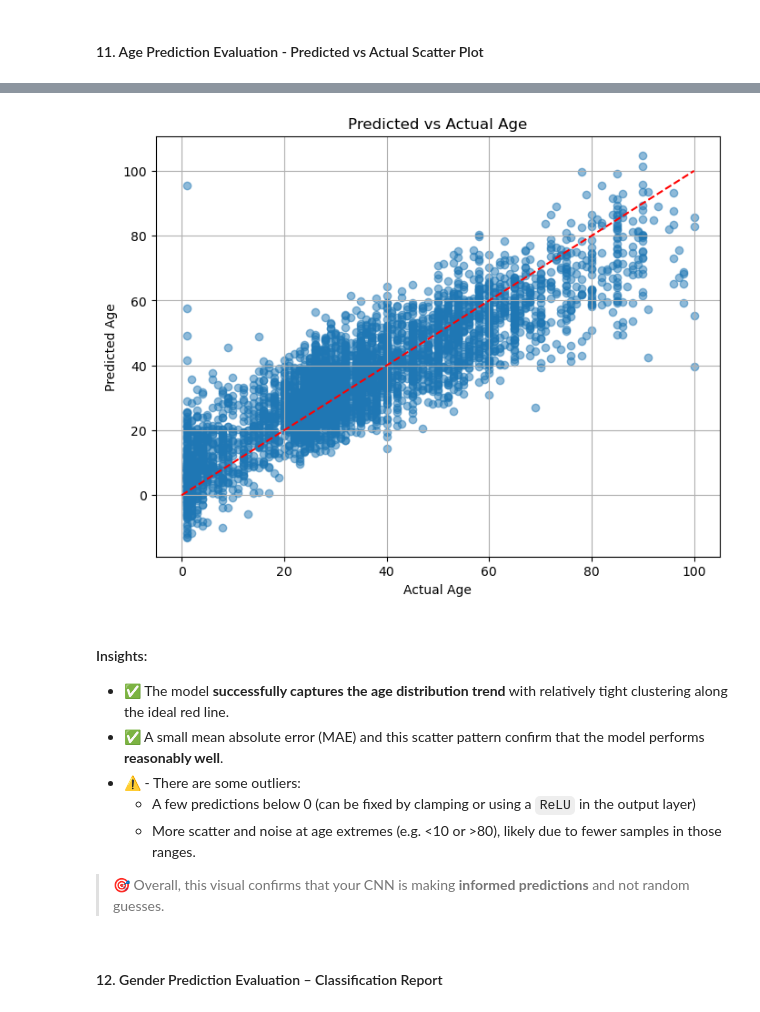
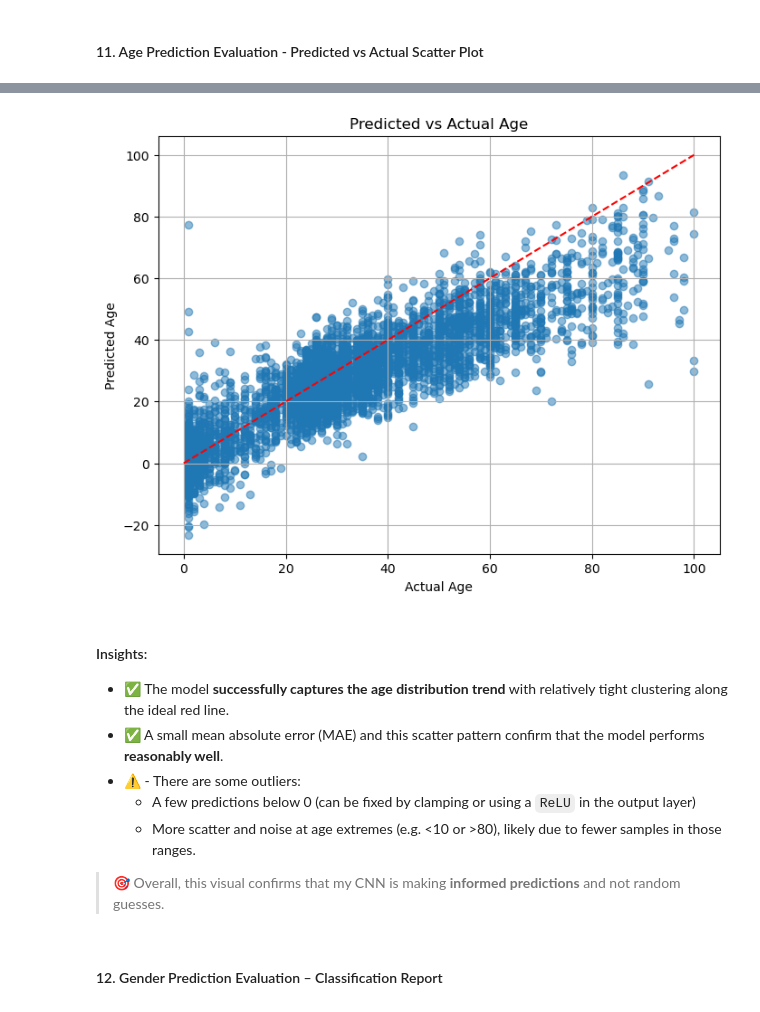
Before and after one commit to killuasmurf/Age_Gender_predictor_CNN, a Jupyter notebook: src.ipynb, the cells around one changed output, grey strips where cells are left out. Saved outputs shown, nothing was run; the diff lists cells and outputs as text; code cells hidden in the pictures.

Commit message:
Trained initial model

```diff
--- a/src.ipynb
+++ b/src.ipynb
@@ -639,7 +650,7 @@ plt.show()
 #### 11. Age Prediction Evaluation - Predicted vs Actual Scatter Plot
 # %%
 # Get age predictions (output 0 from the model)
-y_pred_age = model.predict(X_test)[0].flatten()
+y_pred_age = best_model.predict(X_test)[0].flatten()
 
 # Plot predicted vs actual ages
 plt.figure(figsize=(8, 6))
@@ -655,4 +666,4 @@ plt.show()
-[figure, old version]
+[figure, new version]
 # %% [markdown]
 #### Insights:
 
@@ -662,7 +673,7 @@ plt.show()
   - A few predictions below 0 (can be fixed by clamping or using a `ReLU` in the output layer)
   - More scatter and noise at age extremes (e.g. <10 or >80), likely due to fewer samples in those ranges.
 
-> 🎯 Overall, this visual confirms that your CNN is making **informed predictions** and not random guesses.
+> 🎯 Overall, this visual confirms that my CNN is making **informed predictions** and not random guesses.
 # %% [markdown]
 #### 12. Gender Prediction Evaluation – Classification Report
 # %%
```
Also changed, not shown: parts of 20 cells of this notebook, 35 other files.
